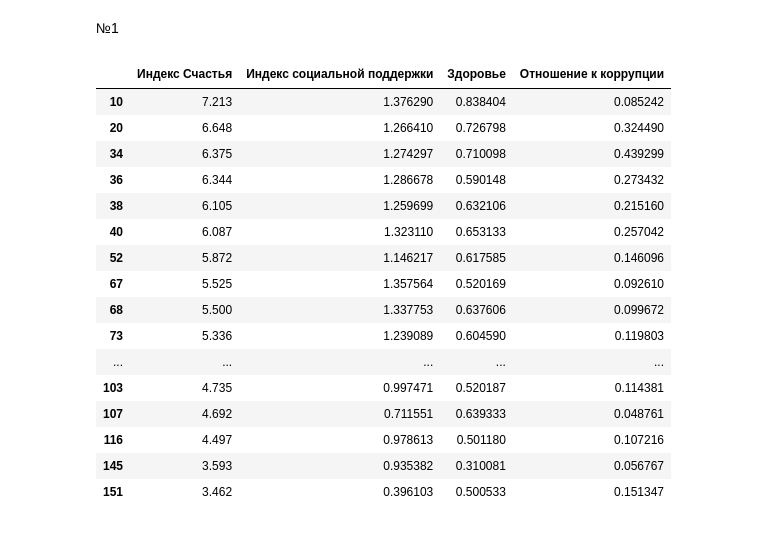
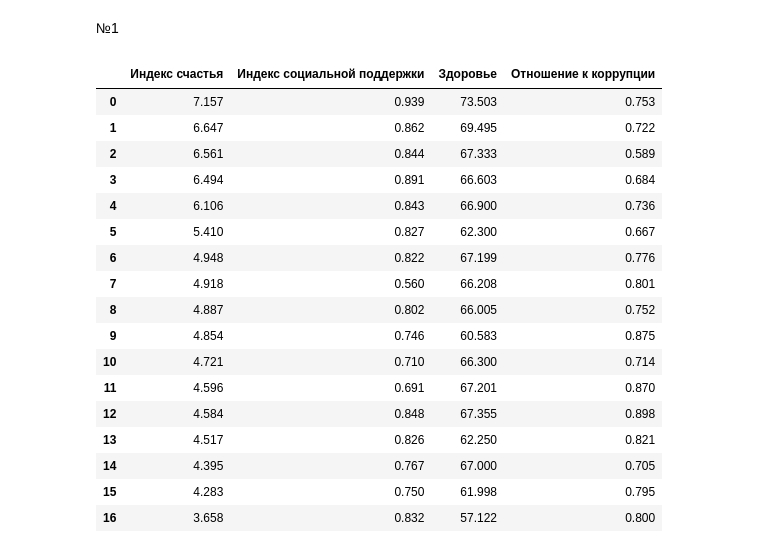
Before and after one commit to Sypoo1/TVIMS, a Jupyter notebook: main.ipynb, the cells around one changed output. Saved outputs shown, nothing was run; the diff lists cells and outputs as text; code cells hidden in the pictures.

```diff
--- a/main.ipynb
+++ b/main.ipynb
@@ -2,32 +2,36 @@
 №1
 # %%
 import pandas as pd
+import numpy as np
+from sklearn.preprocessing import MinMaxScaler
+import matplotlib.pyplot as plt
+
+
 df_2015 = pd.read_excel('Индекс счастья - данные 2015-2022 для ИДЗ.xlsx', sheet_name='2015')
 
-countries_2015 = df_2015[df_2015['Region'] == 'Middle East and Northern Africa']['Country'].tolist()
 
-
-df_2017 = pd.read_excel('Индекс счастья - данные 2015-2022 для ИДЗ.xlsx', sheet_name='2017')
-
-df_2017 = df_2017[df_2017['Country'].isin(countries_2015)]
-df_2017 = df_2017[['Индекс Счастья', 'Индекс социальной поддержки','Здоровье','Отношение к коррупции']]
-df_2017
+df_2021 = pd.read_excel('Индекс счастья - данные 2015-2022 для ИДЗ.xlsx', sheet_name='2021')
+df_2021 = df_2021[df_2021['Regional indicator']=='Middle East and North Africa']
+df_2021 = df_2021[['Индекс счастья', 'Индекс социальной поддержки','Здоровье','Отношение к коррупции']]
+df_2021.reset_index(drop=True, inplace=True)
+df_2021
 # %% [output]
-|  | Индекс Счастья | Индекс социальной поддержки | Здоровье | Отношение к коррупции |
-| 10 | 7.213 | 1.376290 | 0.838404 | 0.085242 |
-| 20 | 6.648 | 1.266410 | 0.726798 | 0.324490 |
-| 34 | 6.375 | 1.274297 | 0.710098 | 0.439299 |
-| 36 | 6.344 | 1.286678 | 0.590148 | 0.273432 |
-| 38 | 6.105 | 1.259699 | 0.632106 | 0.215160 |
-| 40 | 6.087 | 1.323110 | 0.653133 | 0.257042 |
-| 52 | 5.872 | 1.146217 | 0.617585 | 0.146096 |
-| 67 | 5.525 | 1.357564 | 0.520169 | 0.092610 |
-| 68 | 5.500 | 1.337753 | 0.637606 | 0.099672 |
-| 73 | 5.336 | 1.239089 | 0.604590 | 0.119803 |
-| ... | ... | ... | ... | ... |
-| 103 | 4.735 | 0.997471 | 0.520187 | 0.114381 |
-| 107 | 4.692 | 0.711551 | 0.639333 | 0.048761 |
-| 116 | 4.497 | 0.978613 | 0.501180 | 0.107216 |
-| 145 | 3.593 | 0.935382 | 0.310081 | 0.056767 |
-| 151 | 3.462 | 0.396103 | 0.500533 | 0.151347 |
+|  | Индекс счастья | Индекс социальной поддержки | Здоровье | Отношение к коррупции |
+| 0 | 7.157 | 0.939 | 73.503 | 0.753 |
+| 1 | 6.647 | 0.862 | 69.495 | 0.722 |
+| 2 | 6.561 | 0.844 | 67.333 | 0.589 |
+| 3 | 6.494 | 0.891 | 66.603 | 0.684 |
+| 4 | 6.106 | 0.843 | 66.900 | 0.736 |
+| 5 | 5.410 | 0.827 | 62.300 | 0.667 |
+| 6 | 4.948 | 0.822 | 67.199 | 0.776 |
+| 7 | 4.918 | 0.560 | 66.208 | 0.801 |
+| 8 | 4.887 | 0.802 | 66.005 | 0.752 |
+| 9 | 4.854 | 0.746 | 60.583 | 0.875 |
+| 10 | 4.721 | 0.710 | 66.300 | 0.714 |
+| 11 | 4.596 | 0.691 | 67.201 | 0.870 |
+| 12 | 4.584 | 0.848 | 67.355 | 0.898 |
+| 13 | 4.517 | 0.826 | 62.250 | 0.821 |
+| 14 | 4.395 | 0.767 | 67.000 | 0.705 |
+| 15 | 4.283 | 0.750 | 61.998 | 0.795 |
+| 16 | 3.658 | 0.832 | 57.122 | 0.800 |
 # %%
```
Also changed, not shown: parts of 8 cells of this notebook.
